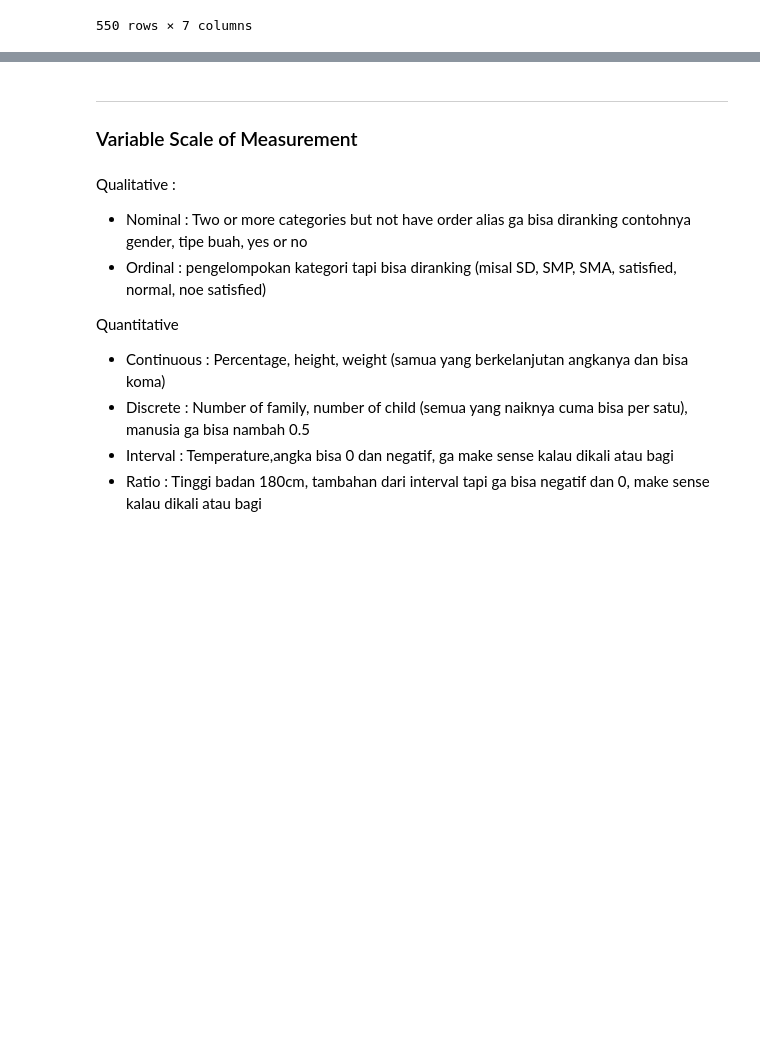
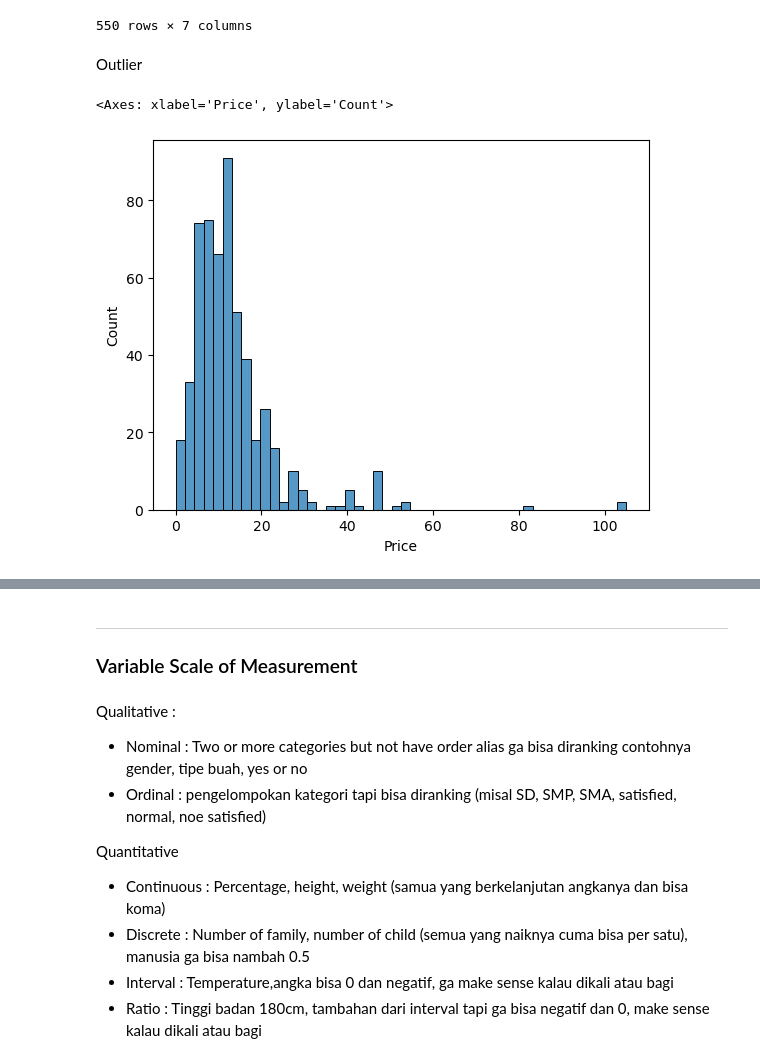
Before and after one commit to glenvj-j/Data-Science-Playbook, a Jupyter notebook: 01 Statistic Summary.ipynb, the cells around one changed output, grey strips where cells are left out. Saved outputs shown, nothing was run; the diff lists cells and outputs as text; code cells hidden in the pictures; blank space fills up the shorter version.

```diff
--- a/01 Statistic Summary.ipynb
+++ b/01 Statistic Summary.ipynb
@@ -40,3 +40,10 @@ df
 | 548 | You Are a Badass: How to Stop Dou... | Jen Sincero | 4.7 | 14331 | 8 | 2018 | Non Fiction |
 | 549 | You Are a Badass: How to Stop Dou... | Jen Sincero | 4.7 | 14331 | 8 | 2019 | Non Fiction |
 550 rows × 7 columns
+# %% [markdown]
+Outlier
+# %%
+sns.histplot(df['Price'])
+# %% [output]
+<Axes: xlabel='Price', ylabel='Count'>
+[figure, added]
```
Also changed, not shown: parts of 10 cells of this notebook.
